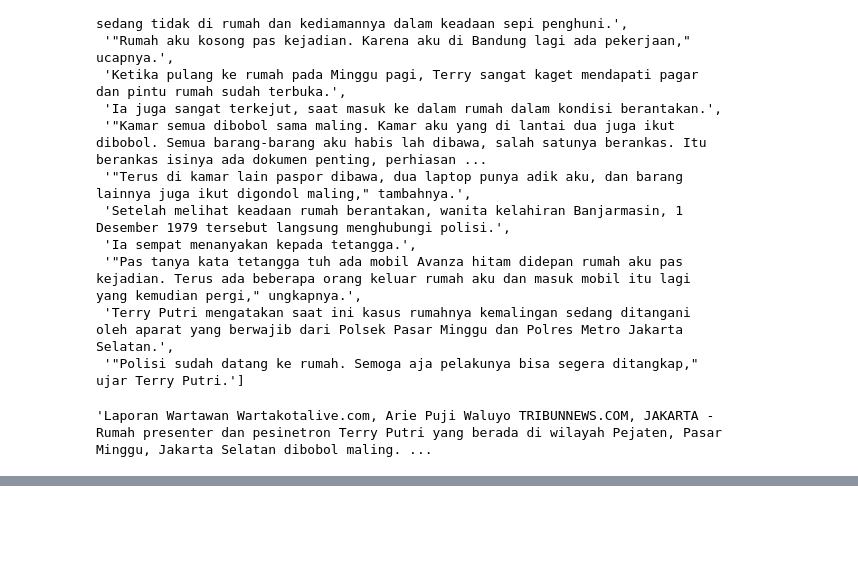
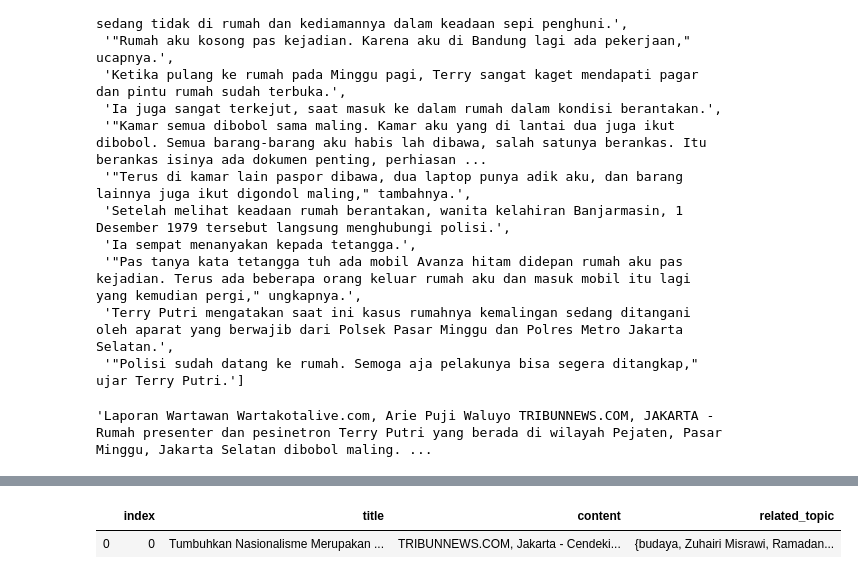
Before and after one commit to vioxcd-archive/cleaning-cnn-and-tribunnews, a Jupyter notebook: Cleaning.ipynb, the cells around one changed output, grey strips where cells are left out. Saved outputs shown, nothing was run; the diff lists cells and outputs as text; code cells hidden in the pictures; blank space fills up the shorter version.

```diff
--- a/Cleaning.ipynb
+++ b/Cleaning.ipynb
@@ -284,0 +292,5 @@ tribun['content'] = tribun.content.apply(clean_tribun_content)
+# %%
+tribun.head(1)
+# %% [output]
+|  | index | title | content | related_topic |
+| 0 | 0 | Tumbuhkan Nasionalisme Merupakan ... | TRIBUNNEWS.COM, Jakarta - Cendeki... | {budaya, Zuhairi Misrawi, Ramadan... |
```
Also changed, not shown: parts of 10 cells of this notebook, 1 other file.
